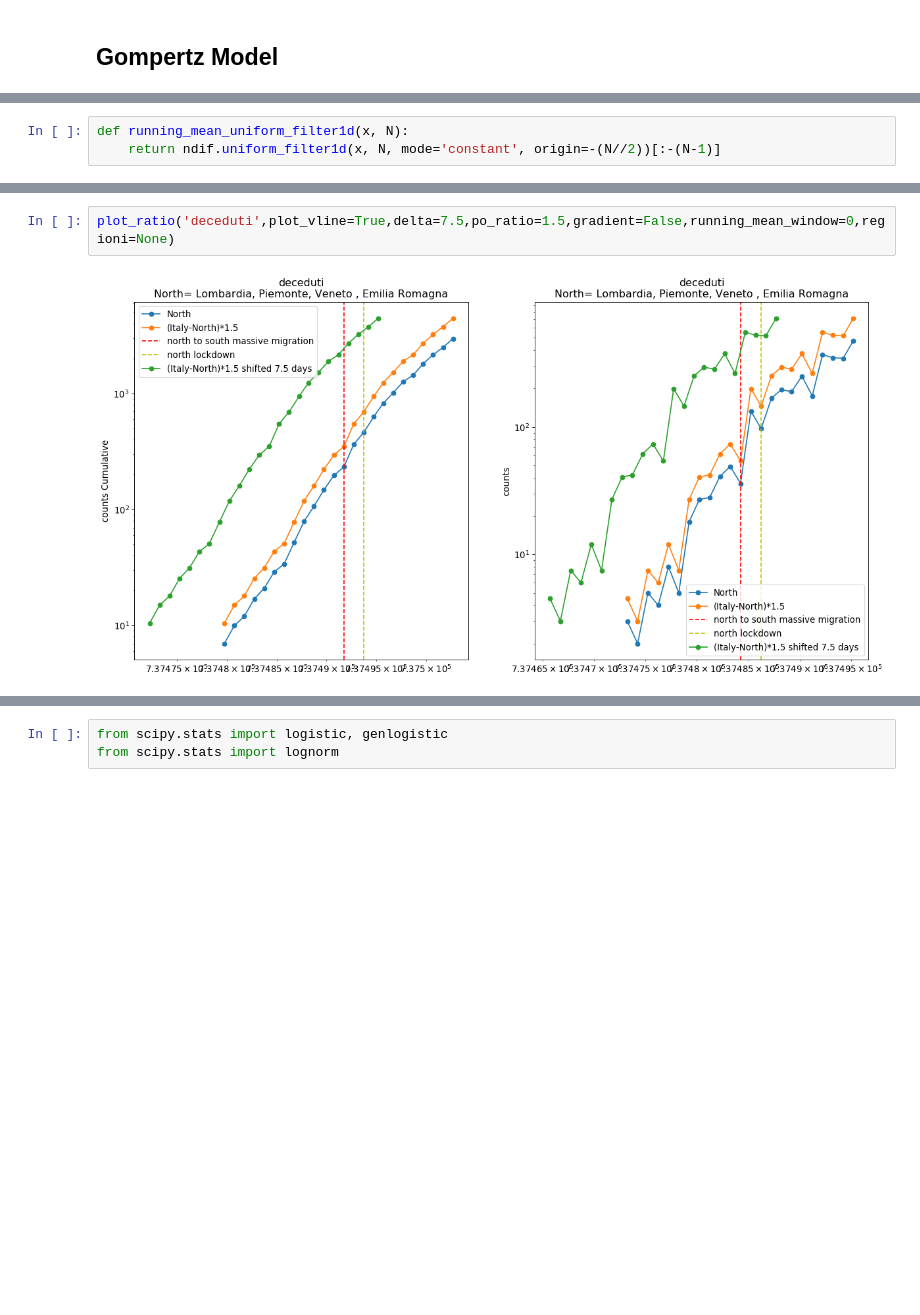
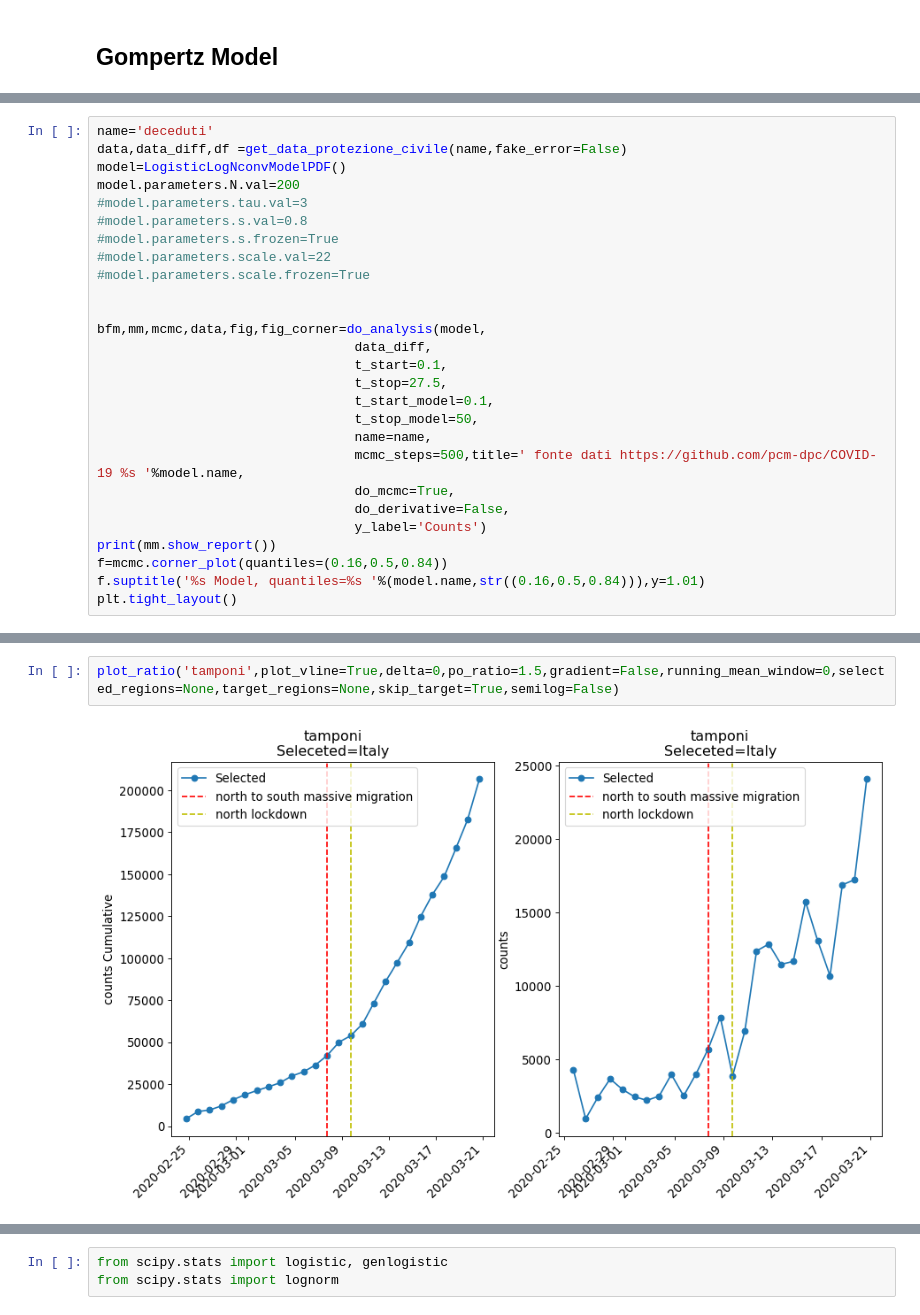
Before and after one commit to andreatramacere/covid19-analysis, a Jupyter notebook: covid_stat.ipynb, the cells around one changed output, grey strips where cells are left out. Saved outputs shown, nothing was run; the diff lists cells and outputs as text; blank space fills up the shorter version.

```diff
--- a/covid_stat.ipynb
+++ b/covid_stat.ipynb
@@ -644,3 +869,0 @@ bounds [[0, 26017.54061856651], [-6.574284475597551, 19.722853426792653], [0, 45
-# %%
-def running_mean_uniform_filter1d(x, N):
-    return ndif.uniform_filter1d(x, N, mode='constant', origin=-(N//2))[:-(N-1)]
@@ -712,0 +870,27 @@ def plot_ratio(name,plot_vline=False,delta=5,po_ratio=1.2,gradient=True,running_
+# %%
+name='deceduti'
+data,data_diff,df =get_data_protezione_civile(name,fake_error=False)
+model=LogisticLogNconvModelPDF()
+model.parameters.N.val=200
+#model.parameters.tau.val=3
+#model.parameters.s.val=0.8
+#model.parameters.s.frozen=True
+#model.parameters.scale.val=22
+#model.parameters.scale.frozen=True
+
+
+bfm,mm,mcmc,data,fig,fig_corner=do_analysis(model,
+                                 data_diff,
+                                 t_start=0.1,
+                                 t_stop=27.5,
+                                 t_start_model=0.1,
+                                 t_stop_model=50,
+                                 name=name,
+                                 mcmc_steps=500,title=' fonte dati https://github.com/pcm-dpc/COVID-19 %s '%model.name,
+                                 do_mcmc=True,
+                                 do_derivative=False,
+                                 y_label='Counts')
+print(mm.show_report())
+f=mcmc.corner_plot(quantiles=(0.16,0.5,0.84))
+f.suptitle('%s Model, quantiles=%s '%(model.name,str((0.16,0.5,0.84))),y=1.01)
+plt.tight_layout()
@@ -713,5 +1102,5 @@ def plot_ratio(name,plot_vline=False,delta=5,po_ratio=1.2,gradient=True,running_
 # %%
-plot_ratio('deceduti',plot_vline=True,delta=7.5,po_ratio=1.5,gradient=False,running_mean_window=0,regioni=None)
+plot_ratio('tamponi',plot_vline=True,delta=0,po_ratio=1.5,gradient=False,running_mean_window=0,selected_regions=None,target_regions=None,skip_target=True,semilog=False)
 # %% [output]
-[figure, old version]
+[figure, new version]
 # %%
```
Also changed, not shown: parts of 50 cells of this notebook.
